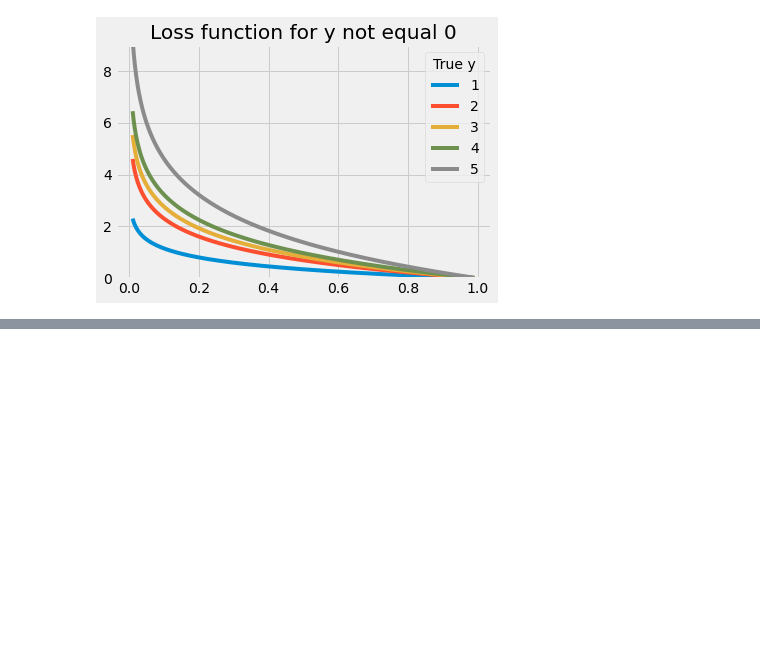
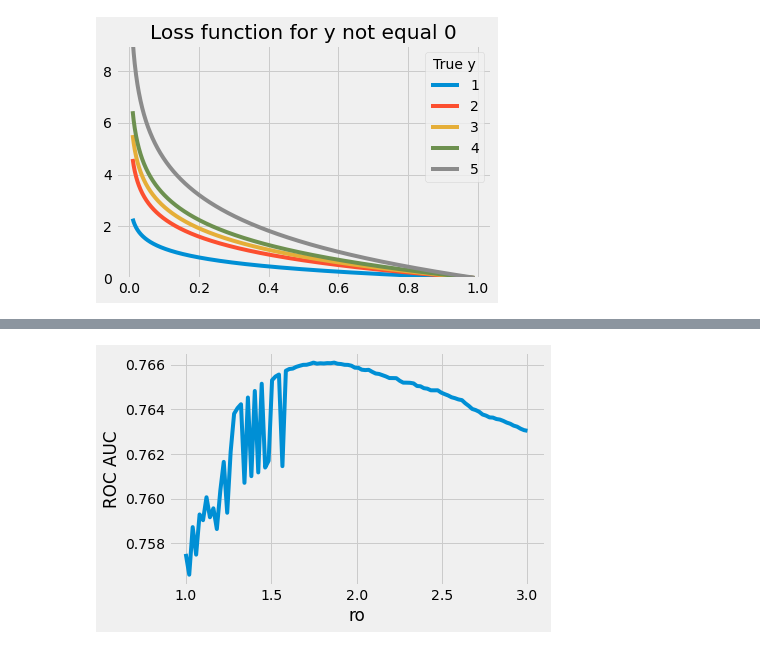
Before and after one commit to kaletap/fact-checking, a Jupyter notebook: custom_loss_evaluation.ipynb, the cells around one changed output, grey strips where cells are left out. Saved outputs shown, nothing was run; the diff lists cells and outputs as text; code cells hidden in the pictures; blank space fills up the shorter version.

```diff
--- a/custom_loss_evaluation.ipynb
+++ b/custom_loss_evaluation.ipynb
@@ -91,0 +96,14 @@ F-1 score: 0.0759
+# %%
+rs = np.linspace(0.9, 1.3, 200)
+roc_aucs = []
+for r in tqdm(rs):
+    loss_weights = (1/r, 1, r, r**2, r**3)
+
+
+    pipeline = Pipeline([
+        ("get_features", column_transformer),
+        ("predict", WeightedLogisticRegression(loss_weights=loss_weights, lr=0.1, l1=0, l2=0.0002, max_iter=1000, tol=1e-6, plot_loss=False, verbose=False))
+    ])
+
+    pipeline.fit(x_train, y_train_multi);
+    roc_aucs.append(evaluate(pipeline, x_test, y_test, verbose=False))
@@ -91,0 +116,20 @@ F-1 score: 0.0759
+# %%
+rs = np.linspace(1, 3, 100)
+roc_aucs = []
+for r in tqdm(rs):
+    loss_weights = (1/r, 1, r, r**2, r**3)
+
+
+    pipeline = Pipeline([
+        ("get_features", column_transformer),
+        ("predict", WeightedLogisticRegression(loss_weights=loss_weights, lr=0.1, l1=0, l2=0.0002, max_iter=1000, tol=1e-5, plot_loss=False, verbose=False))
+    ])
+
+    pipeline.fit(x_train, y_train_multi);
+    roc_aucs.append(evaluate(pipeline, x_test, y_test, verbose=False))
+# %%
+plt.plot(rs, roc_aucs)
+plt.ylabel("ROC AUC")
+plt.xlabel("ro");
+# %% [output]
+[figure, added]
```
Also changed, not shown: parts of 14 cells of this notebook, 4 other files.
